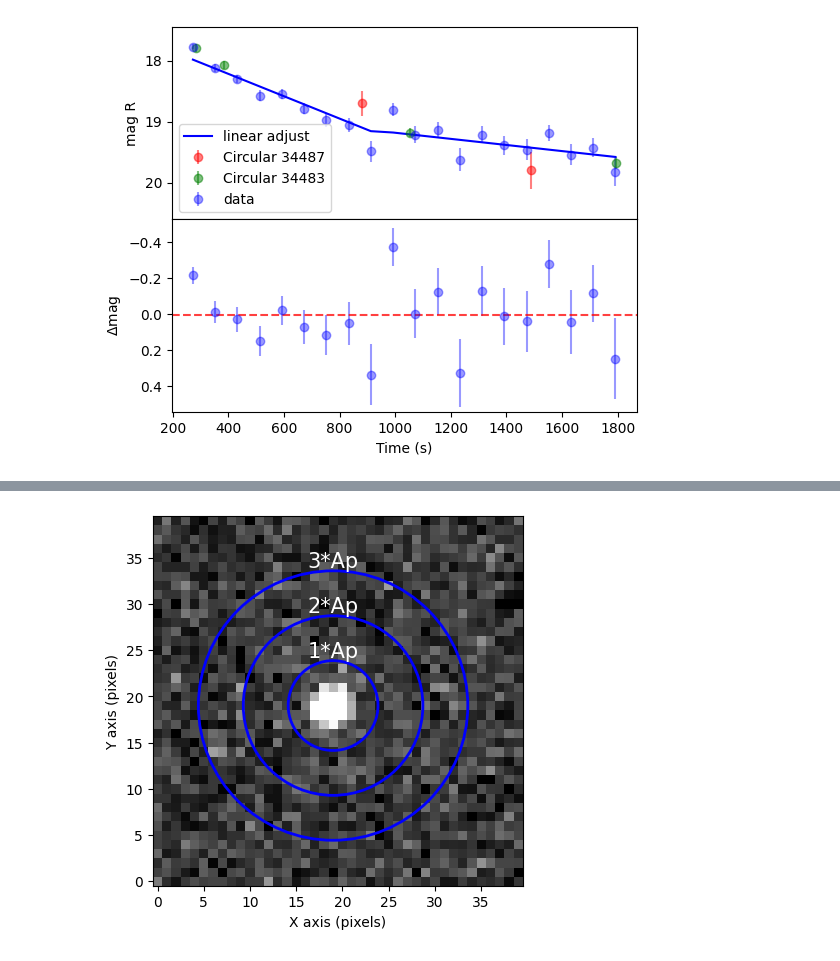
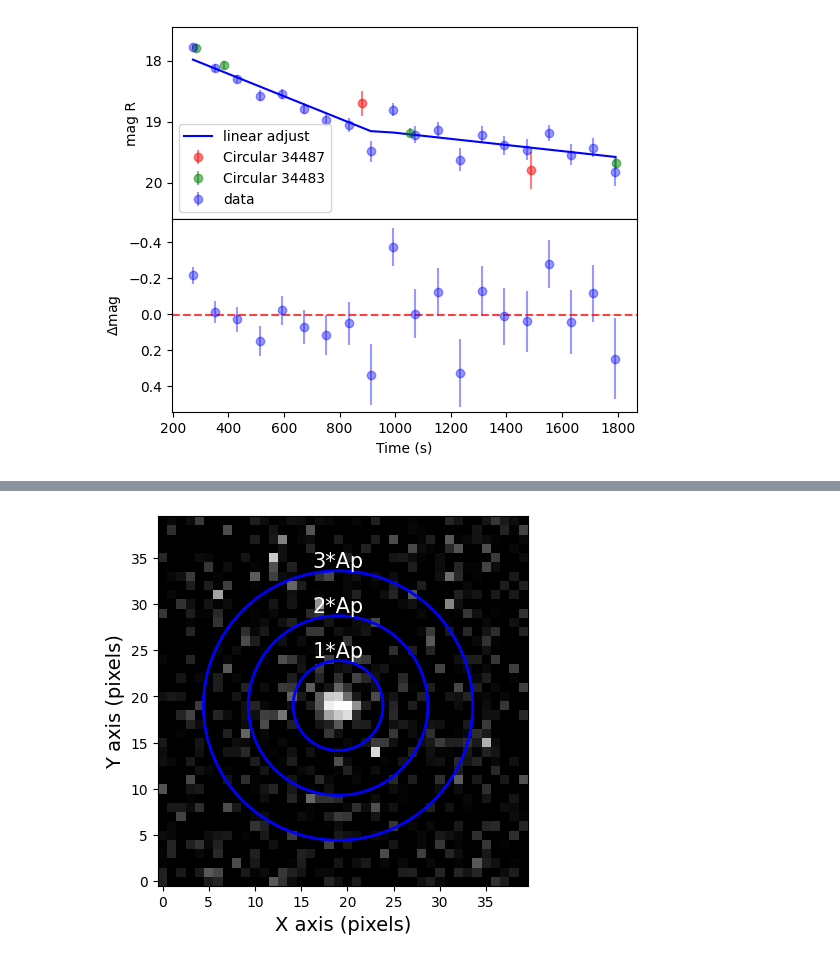
Before and after one commit to DBernardes/Tools-for-the-MOPTOP-pipeline-products, a Jupyter notebook: photometry_extraction.ipynb, the cells around one changed output, grey strips where cells are left out. Drawn from its saved outputs; the diff is of its cells as text; code cells hidden in the pictures.

Commit message:
ploting the star image

```diff
--- a/photometry_extraction.ipynb
+++ b/photometry_extraction.ipynb
@@ -682,12 +682,7 @@ star_name = "GRB 230818A"
 _set = "first"
 camera = 3
 src_path = os.path.join(
-    "..",
-    "Pol charact MOPTOP",
-    "Scientific objects",
-    star_name,
-    f"{_set} set",
-    "combined",
+    'tests', 'shifted_images'
 )
 
 
@@ -704,25 +699,26 @@ def read_objects_csv(src_path, camera):
     return objects
 
 
-objects = read_objects_csv(src_path, camera)
-objects = objects.loc[objects["name"] == "candidate1"]
-file = os.path.join(src_path, f"{camera}_e_20230818_5_1_16_1.fits")
-phot = Photometry(file, objects)
-phot.reset_object_coords()
+# objects = read_objects_csv(src_path, camera)
+# objects = objects.loc[objects["name"] == "candidate1"]
+file = os.path.join(src_path, f"{camera}_e_20230818_5_1_1_1.fits")
+# phot = Photometry(file, objects)
+# phot.reset_object_coords()
 
-obj = phot.obj_list[0]
+# obj = phot.obj_list[0]
 size = 20
-xcoord, ycoord = obj.xcoord, obj.ycoord
+xcoord, ycoord = 292, 381
+xcoord, ycoord = 262, 322
 image = fits.getdata(file)
 image = image[ycoord - size : ycoord + size, xcoord - size : xcoord + size]
 median = np.median(image)
 std = np.median(np.abs(image - median))
 
-
+vmin, vmax = np.percentile(image, [60,99.9])
 plt.figure()
 ax = plt.gca()
 plt.imshow(
-    image, vmax=median + 10 * std, vmin=median - 3 * std, origin="lower", cmap="gray"
+    image, origin="lower", cmap="gray", vmin = vmin, vmax = vmax
 )
 aperture = 4.86
 circle = plt.Circle((size - 1, size - 1), aperture, color="b", fill=False, linewidth=2)
@@ -755,9 +751,9 @@ plt.annotate(
     va="center",
     color="w",
 )
-plt.ylabel("Y axis (pixels)")
-plt.xlabel("X axis (pixels)")
-figure = os.path.join(src_path, "..", "plots", f"targert.png")
+plt.ylabel("Y axis (pixels)", fontsize=14)
+plt.xlabel("X axis (pixels)", fontsize=14)
+figure = os.path.join(src_path, "..", "figures", f"targert.png")
 plt.savefig(figure, dpi=300)
 plt.show()
 # %% [output]
@@ -768 +760 @@ Set MJD-END to 60174.980688 from DATE-END'. [astropy.wcs.wcs]
-[figure, old version]
+[figure, new version]
```
Also changed, not shown: parts of 1 cell of this notebook, 1 other file.
